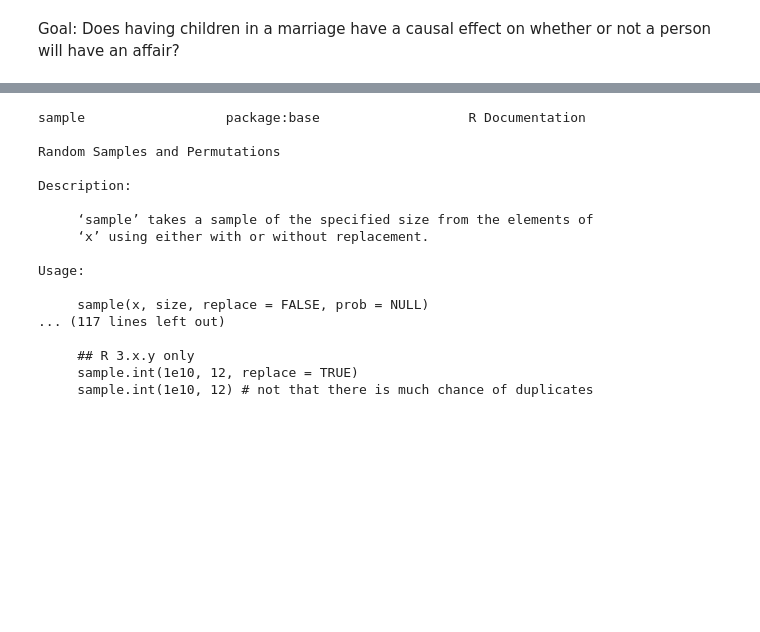
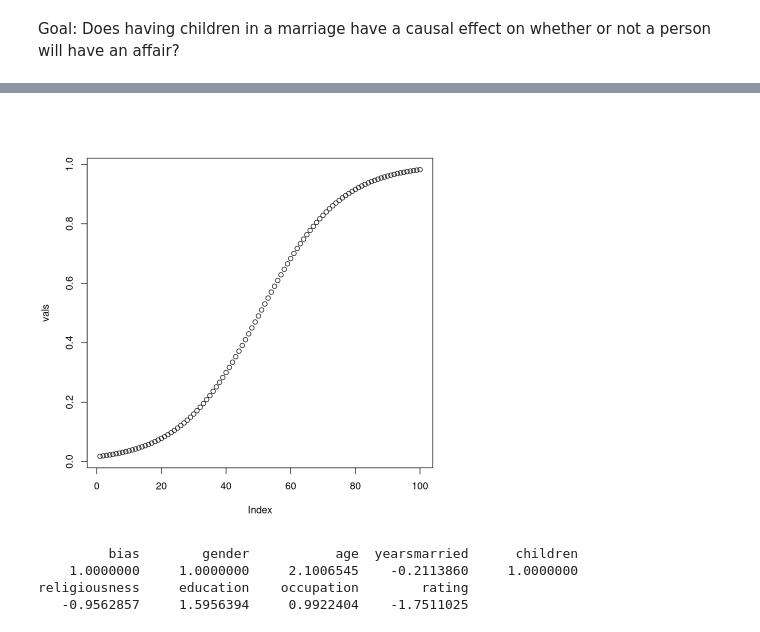
Before and after one commit to eghaymore/sim, a Jupyter notebook: G-comp.ipynb, the cells around one changed output, grey strips where cells are left out. Saved outputs shown, nothing was run; the diff lists cells and outputs as text; code cells hidden in the pictures; blank space fills up the shorter version.

```diff
--- a/G-comp.ipynb
+++ b/G-comp.ipynb
@@ -21,22 +24,41 @@ A data.frame: 6 × 10
 # %%
+# Scale data
+dataset$"age" <- scale(dataset$"age")
+dataset$"yearsmarried" <- scale(dataset$"yearsmarried")
+dataset$"religiousness" <- scale(dataset$"religiousness")
+dataset$"education" <- scale(dataset$"education")
+dataset$"occupation" <- scale(dataset$"occupation")
+dataset$"rating" <- scale(dataset$"rating")
 # Train test split
-# sample(dataset)
-?sample
+LEN = dim(dataset)[1]
+test_indices = sample(1:LEN,size = LEN *.2, replace = FALSE)
+test = dataset[test_indices,]
+train = dataset[-test_indices,]
+test = apply(as.matrix(test), 2, as.numeric)
+train = apply(as.matrix(train), 2, as.numeric)
+y_train = train[,1]
+y_test = test[,1]
+test = test[,2:10]
+train = train[,2:10]
-# %% [output]
-sample                  package:base                   R Documentation
-
-Random Samples and Permutations
-
-Description:
-
-     ‘sample’ takes a sample of the specified size from the elements of
-     ‘x’ using either with or without replacement.
-
-Usage:
-
-     sample(x, size, replace = FALSE, prob = NULL)
-... (117 lines left out)
-
-     ## R 3.x.y only
-     sample.int(1e10, 12, replace = TRUE)
-     sample.int(1e10, 12) # not that there is much chance of duplicates
+# %%
+# Define sigmoid function
+# h <- function(x, theta) {
+#     1 / (1 + exp( (-1)*(x%*%theta) ))
+# }
+h <- function(x) {
+    1 / (1 + exp( (-1)*(x) ))
+}
+z = seq(-4, 4, length.out = 100)
+vals = h(z)
+plot(vals)
+# %% [output]
+[figure, added]
+# %%
+# Initialize random weights & bias
+weights = test[1,]
+weights
+# %% [output]
+         bias        gender           age  yearsmarried      children
+    1.0000000     1.0000000     2.1006545    -0.2113860     1.0000000
+religiousness     education    occupation        rating
+   -0.9562857     1.5956394     0.9922404    -1.7511025
```
Also changed, not shown: parts of 5 cells of this notebook.
